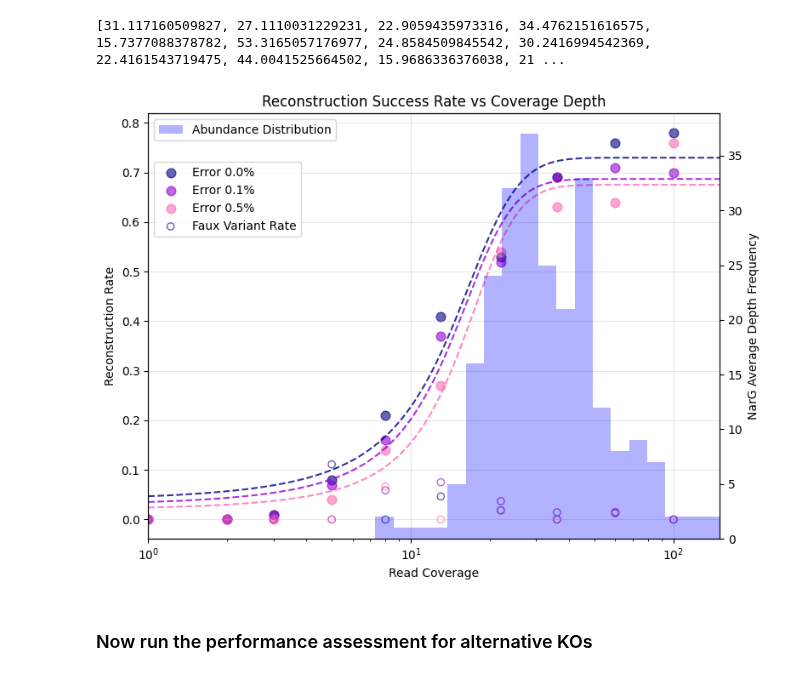
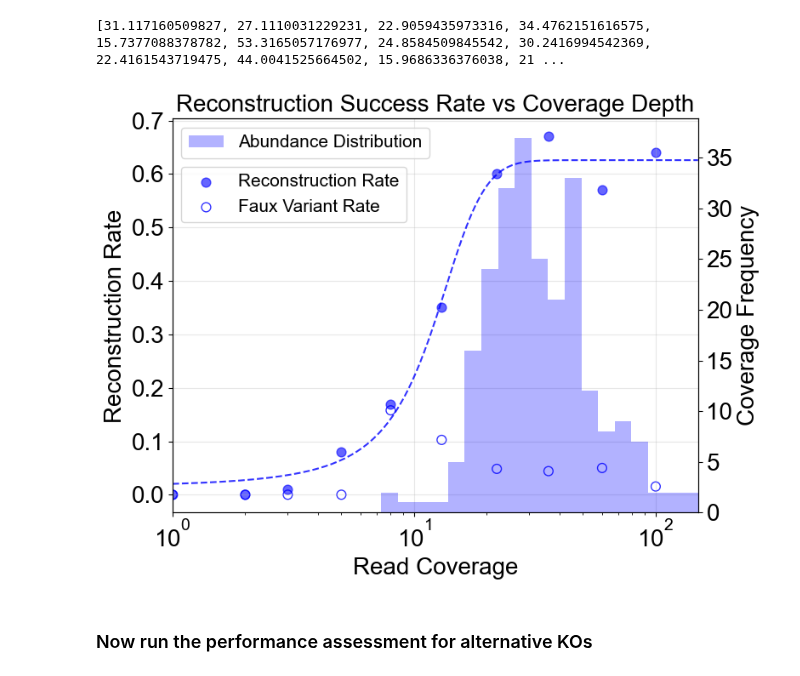
Before and after one commit to AddisonHowe/soil-metagenomics, a Jupyter notebook: notebooks/reconstruction.ipynb, the cells around one changed output. Cells and saved outputs as stored; diff of their text form; code cells hidden in the pictures.

Commit message:
higher density reads

```diff
--- a/notebooks/reconstruction.ipynb
+++ b/notebooks/reconstruction.ipynb
@@ -102,11 +102,11 @@ def reverse_complement(seq):
     return ''.join(comp.get(base, base) for base in reversed(seq))
 
 # Read spike-in protein sequences
-spikein_records = list(SeqIO.parse(f"../out/reconstruction/spikein_{K00370}.faa", "fasta"))
+spikein_records = list(SeqIO.parse(f"../out/reconstruction/spikein_{KO}.faa", "fasta"))
 
 
 #Generate many raw reads in a loop
-coverage_sweep = np.rint(np.logspace(0,2,10)).astype(int)
+coverage_sweep = np.rint(np.logspace(0,2,20)).astype(int)
 error_sweep = [0.001]
 for cov in coverage_sweep:
     for err in error_sweep:
@@ -302,7 +307,7 @@ def assess_reconstruction(spikein_faa, prodigal_faa, identity_threshold=0.9, cov
     return rates, numbers, reconstruction_details
 # %%
 coverage_sweep = np.rint(np.logspace(0,2,10)).astype(int)
-error_sweep = [0, 0.001, 0.005]
+error_sweep = [0.001]
 
 performance = np.zeros((len(coverage_sweep), len(error_sweep), 3))
 # numbers = np.zeros((len(coverage_sweep), len(error_sweep), 3))
@@ -319,7 +324,7 @@ for i in tqdm.trange(len(coverage_sweep)):
             prodigal_faa= f"../out/reconstruction/orfs/K00370/orfs_{cov:.0f}_{err:.3f}.faa",
             identity_threshold=0.9,
             coverage_threshold=0,
-            length_threshold = 0.3)
+            length_threshold = 0.4)
 
         performance[i, j] = rates
         # numbers[i, j] = numbers
@@ -597,60 +636,66 @@ def logistic_func(x, L, k, x0):
     return L / (1 + np.exp(-k * (x - x0)))
 
 x = coverage_sweep
 
 # Colors for different error rates
 colors = ['navy', 'darkviolet', 'hotpink']
 error_labels = ['0.0%', '0.1%', '0.5%']
 
+# Set font to 10pt Arial
+plt.rcParams['font.family'] = 'Arial'
+plt.rcParams['font.size'] = 10
+
 fig, ax1 = plt.subplots(figsize=(8, 6))
 
-# Plot scatter points and fit curves for reconstruction rates
-for i in range(3):
-    y_data = performance[:, i, 0]
 
-    # Scatter plot
-    ax1.scatter(x, y_data, color=colors[i], alpha=0.6, label=f'Error {error_labels[i]}', s=60)
+y_data = performance[:, 1, 0]
 
-    # Curve fitting
-    try:
-        # Initial guess for logistic parameters
-        p0 = [max(y_data), 0.1, np.median(x)]
-        popt, pcov = curve_fit(logistic_func, x, y_data, p0=p0, maxfev=5000)
+# Scatter plot
+ax1.scatter(x, y_data, color='Blue', alpha=0.6, label='Reconstruction Rate', s=60)
 
-        # Generate smooth curve
-        x_smooth = np.linspace(min(x), max(abundance_dist), 1000)
-        y_smooth = logistic_func(x_smooth, *popt)
+# Curve fitting
+try:
+    # Initial guess for logistic parameters
+    p0 = [max(y_data), 0.1, np.median(x)]
+    popt, pcov = curve_fit(logistic_func, x, y_data, p0=p0, maxfev=5000)
 
-        # Plot fitted curve
-        ax1.plot(x_smooth, y_smooth, color=colors[i], linestyle='--', alpha=0.8)
-    except:
-        print(f"Could not fit curve for error rate {error_labels[i]}")
+    # Generate smooth curve
+    x_smooth = np.linspace(min(x), max(abundance_dist), 1000)
+    y_smooth = logistic_func(x_smooth, *popt)
 
-ax1.scatter(x, performance[:, 0,  1],  color = 'Navy', facecolors='none', alpha = 0.6, label = 'Faux Variant Rate')
-ax1.scatter(x, performance[:, 1,  1],  color = 'Darkviolet', facecolors='none', alpha = 0.6)
-ax1.scatter(x, performance[:, 2,  1],  color = 'hotpink', facecolors='none', alpha = 0.6)
+    # Plot fitted curve
+    ax1.plot(x_smooth, y_smooth, color='Blue', linestyle='--', alpha=0.8)
+except:
+    print(f"Could not fit curve for error rate {error_labels[i]}")
+
+# ax1.scatter(x, performance[:, 0,  1],  color = 'Navy', facecolors='none', alpha = 0.6, label = 'Faux Variant Rate')
+ax1.scatter(x, performance[:, 1,  1],  color = 'Blue', facecolors='none', alpha = 0.8, label = 'Faux Variant Rate', s=60)
+# ax1.scatter(x, performance[:, 2,  1],  color = 'hotpink', facecolors='none', alpha = 0.6)
 ax1.set_xlim(1, max(abundance_dist))
-ax1.set_ylabel('Reconstruction Rate')
-ax1.set_xlabel('Read Coverage')
+ax1.set_ylabel('Reconstruction Rate', fontname='Arial', fontsize=20)
+ax1.set_xlabel('Read Coverage', fontname='Arial', fontsize=20)
 ax1.set_xscale('log')
-ax1.legend(loc='upper left', bbox_to_anchor=(0, 0.9))
+ax1.legend(loc='upper left', bbox_to_anchor=(0, 0.9), prop={'family': 'Arial', 'size': 15})
 ax1.grid(True, alpha=0.3)
 
 # Create second y-axis for histogram
 ax2 = ax1.twinx()
 bins = np.logspace(np.log10(min(abundance_dist)), np.log10(max(abundance_dist)), 20)
 ax2.hist(abundance_dist, bins=bins, alpha=0.3, color='Blue', label='Abundance Distribution')
-ax2.set_ylabel('NarG Average Depth Frequency')
+ax2.set_ylabel('Coverage Frequency', fontname='Arial', fontsize=20)
 
 # Add legend for histogram
-ax2.legend(loc='upper left')
-plt.title('Reconstruction Success Rate vs Coverage Depth')
+ax2.legend(loc='upper left', prop={'family': 'Arial', 'size': 15})
+plt.title('Reconstruction Success Rate vs Coverage Depth', fontname='Arial', fontsize=20)
 
+# Set tick labels to Arial as well
+ax1.tick_params(axis='both', which='major', labelsize=20)
+ax2.tick_params(axis='both', which='major', labelsize=20)
 
 plt.tight_layout()
 plt.show()
 # %% [output]
-[figure, old version]
+[figure, new version]
 # %% [markdown]
 ### Now run the performance assessment for alternative KOs
 # %%
```
Also changed, not shown: parts of 11 cells of this notebook, 59 other files.
